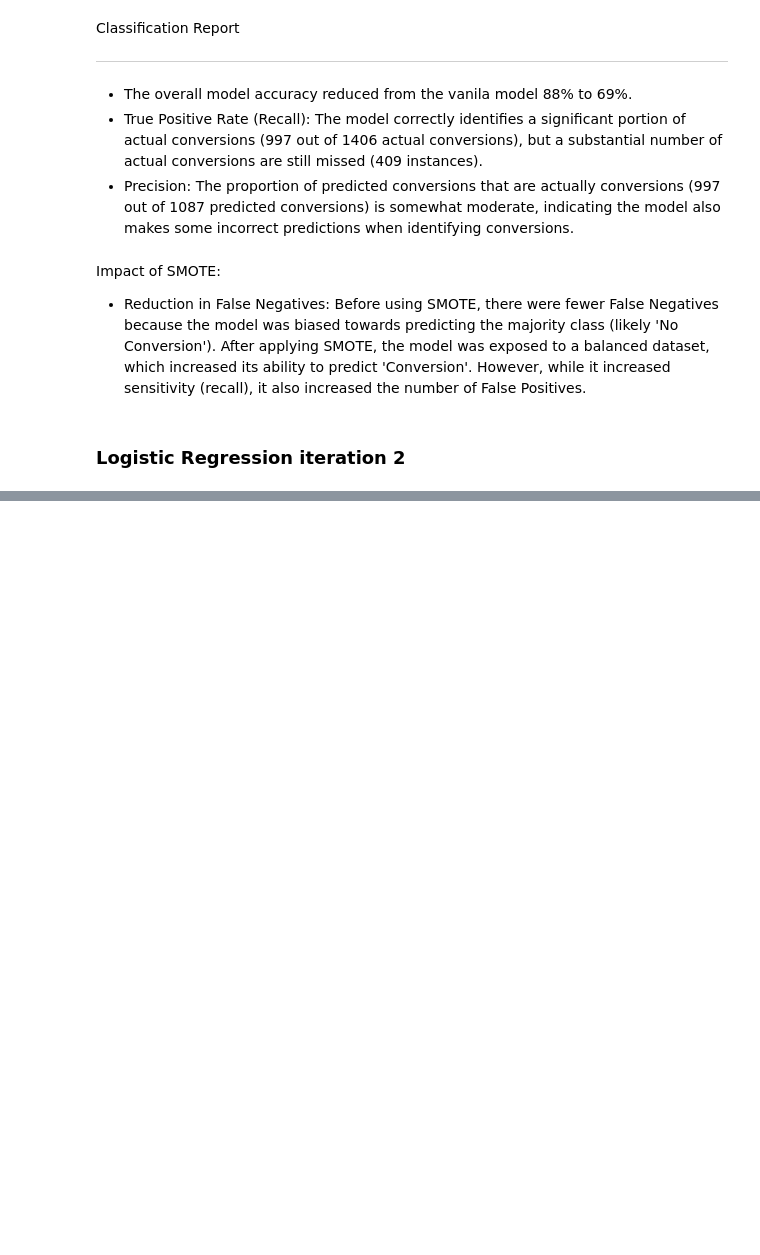
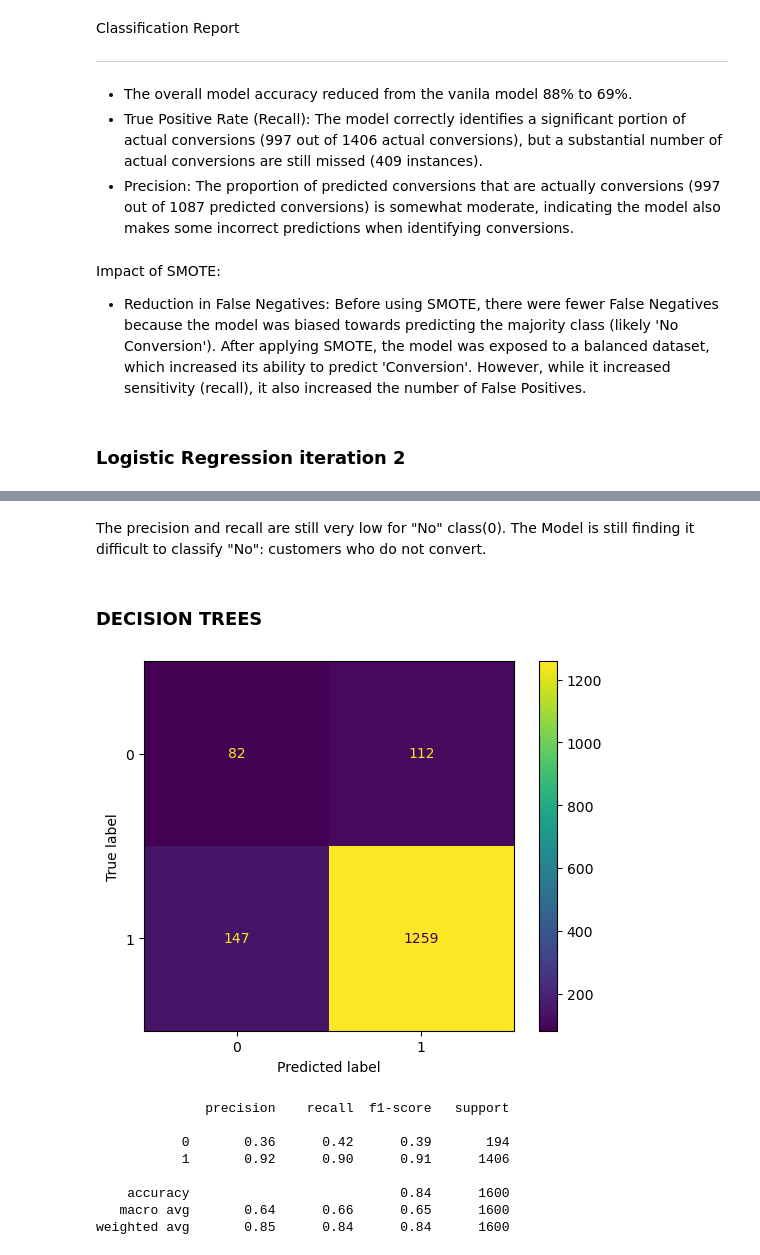
Before and after one commit to am-eric/DigitalMarketing-Analytics, a Jupyter notebook: analysis.ipynb, the cells around one changed output, grey strips where cells are left out. Cells and saved outputs as stored; diff of their text form; code cells hidden in the pictures; blank space fills up the shorter version.

Commit message:
added decision tree

```diff
--- a/analysis.ipynb
+++ b/analysis.ipynb
@@ -699,0 +725,35 @@ Impact of SMOTE:
+# %% [markdown]
+The precision and recall are still very low for "No" class(0).
+The Model is still finding it difficult to classify "No": customers who do not convert.
+# %% [markdown]
+### DECISION TREES
+# %%
+# instantiate classifier
+clf = DecisionTreeClassifier(criterion='entropy')
+
+# fit
+clf.fit(X_train_preprocessed, y_train)
+
+# predict
+y_hat_train = clf.predict(X_train_preprocessed)
+y_hat_test = clf.predict(X_test_preprocessed)
+
+# model evaluation
+cnf_matrix = confusion_matrix(y_test, y_hat_test)
+disp = ConfusionMatrixDisplay(confusion_matrix=cnf_matrix)
+disp.plot()
+plt.show()
+
+report = classification_report(y_test, y_hat_test)
+
+print(report)
+# %% [output]
+[figure, added]
+              precision    recall  f1-score   support
+
+           0       0.36      0.42      0.39       194
+           1       0.92      0.90      0.91      1406
+
+    accuracy                           0.84      1600
+   macro avg       0.64      0.66      0.65      1600
+weighted avg       0.85      0.84      0.84      1600
```
Also changed, not shown: parts of 11 cells of this notebook.
